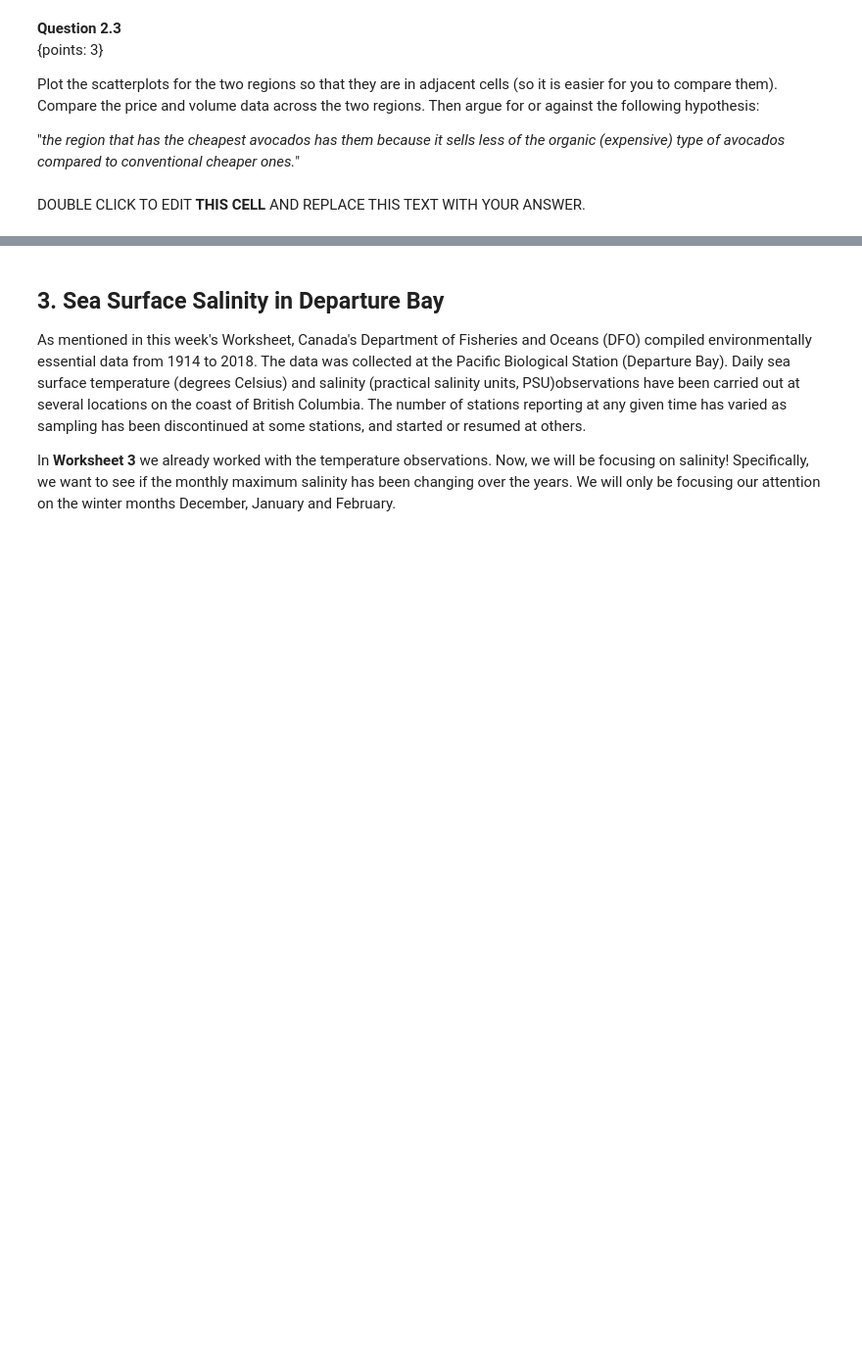
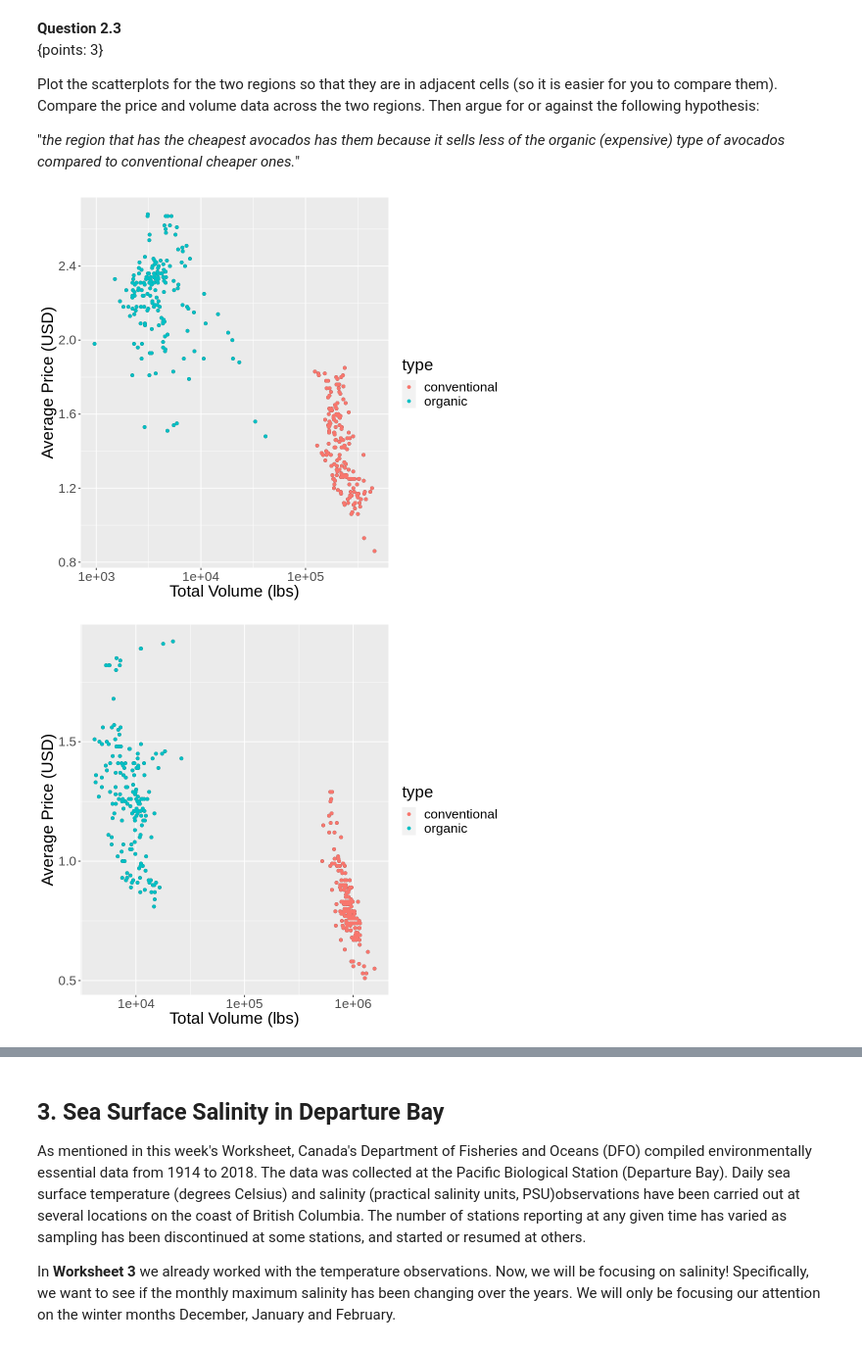
Before and after one commit to kx-chen/dsci, a Jupyter notebook: materials/tutorial_03/tutorial_03.ipynb, the cells around one changed output, grey strips where cells are left out. Shown at 98% size. Cells and saved outputs as stored; diff of their text form; code cells hidden in the pictures; blank space fills up the shorter version.

```diff
--- a/materials/tutorial_03/tutorial_03.ipynb
+++ b/materials/tutorial_03/tutorial_03.ipynb
@@ -285,5 +314,9 @@ DOUBLE CLICK TO EDIT **THIS CELL** AND REPLACE THIS TEXT WITH YOUR ANSWER.
 Plot the scatterplots for the two regions so that they are in adjacent cells (so it is easier for you to compare them). Compare the price and volume data across the two regions. Then argue for or against the following hypothesis:
 
 "*the region that has the cheapest avocados has them because it sells less of the organic (expensive) type of avocados compared to conventional cheaper ones.*"
-# %% [markdown]
-DOUBLE CLICK TO EDIT **THIS CELL** AND REPLACE THIS TEXT WITH YOUR ANSWER.
+# %%
+priciest_plot # priciest
+avocado_plot # cheapest
+# %% [output]
+[figure, added]
+[figure, added]
```
Also changed, not shown: parts of 38 cells of this notebook.
